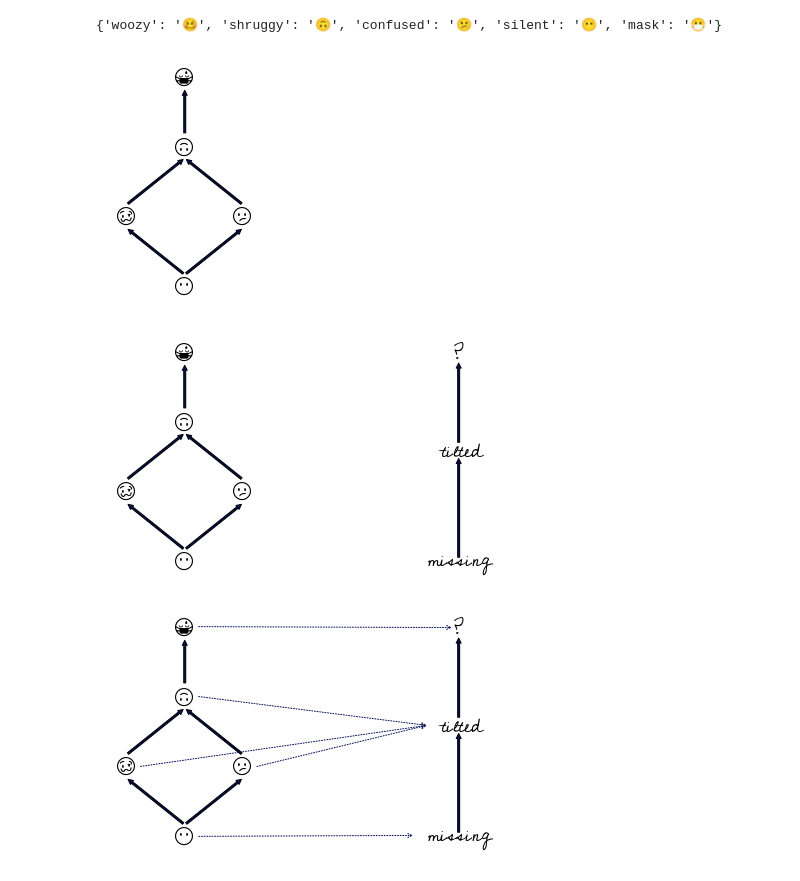
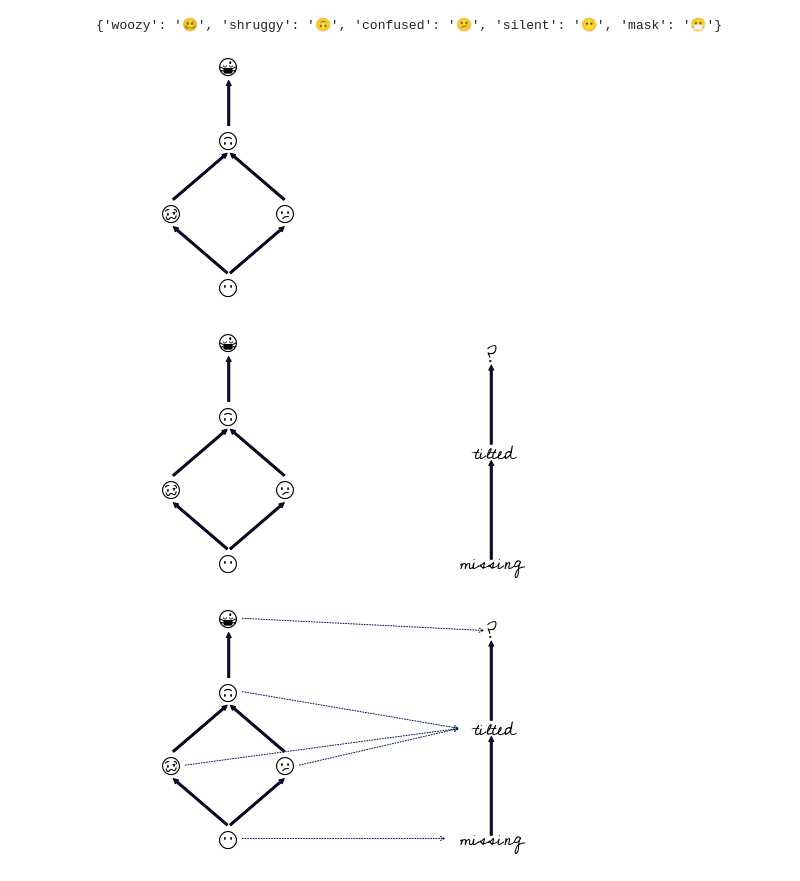
Before and after one commit to story645/proposal, a Jupyter notebook: paper/figures/code/monoid.ipynb, the cells around one changed output. Cells and saved outputs as stored; diff of their text form; code cells hidden in the pictures.

```diff
--- a/paper/figures/code/monoid.ipynb
+++ b/paper/figures/code/monoid.ipynb
@@ -256,14 +256,14 @@ nu_po
 # %% [output]
 {'woozy': '🥴', 'shruggy': '🙃', 'confused': '😕', 'silent': '😶', 'mask': '😷'}
 # %%
-def hasse(ax,xpos, ypos, ms=10, xpad=.05, tc='k', ac='C8'):
+def hasse(ax,xpos, ypos, nu,  ms=10, xpad=.05, tc='k', ac='C8'):
     r,c, l = xpos
     b, m1, m2, t = ypos
-    ax.text(c, t,  nu_po['mask'], color=tc, **text_kw)
-    ax.text(c, m2, nu_po['shruggy'], color=tc,   **text_kw)
-    ax.text(r, m1, nu_po['woozy'],  color=tc,   **text_kw,)
-    ax.text(l, m1, nu_po['confused'], color=tc,   **text_kw)
-    ax.text(c, b, nu_po['silent'],  color=tc,   **text_kw)
+    ax.text(c, t,  nu['mask'], color=tc, **text_kw)
+    ax.text(c, m2, nu['shruggy'], color=tc,   **text_kw)
+    ax.text(r, m1, nu['woozy'],  color=tc,   **text_kw,)
+    ax.text(l, m1, nu['confused'], color=tc,   **text_kw)
+    ax.text(c, b, nu['silent'],  color=tc,   **text_kw)
 
     graph = [[(c,b)],[(r, m1), (l, m1)], [(c,m2)], [(c,t)]]
     for i, nodes in enumerate(graph[:-1]):
@@ -274,7 +274,7 @@ def hasse(ax,xpos, ypos, ms=10, xpad=.05, tc='k', ac='C8'):
                 e = mpatches.FancyArrowPatch(source, target, transform=ax.transData, mutation_scale=ms)
                 ax.add_patch(e)
 
-    ax.set(ylim=(0, 1.05), xlim=(.2, .9), aspect='equal', xticks=[], yticks=[], facecolor='white')
+    #ax.set(ylim=(0, 1.05), xlim=(.2, .9), aspect='equal', xticks=[], yticks=[], facecolor='white')
 # %%
 def preorder(ax, xpos, ypos, ms=10, xpad=.05, tc='k', ac='C8'):
     r,c, l = xpos
@@ -292,26 +292,26 @@ def preorder(ax, xpos, ypos, ms=10, xpad=.05, tc='k', ac='C8'):
 # %%
 fig, axd = plt.subplot_mosaic([['hasse', "preorder"]],   figsize=(9,4.5))
 r, c, l = .25, .5, .75
 b, m1, m2, t = .05, .35, .65, .95
-hasse(axd['hasse'], (r,c,l), (b, m1, m2, t))
+hasse(axd['hasse'], (r,c,l), (b, m1, m2, t), nu_po)
 axd['hasse'].axis('off')
 axd['preorder'].axis('off')
 fig.savefig(spath/"monoid_hasse.png", bbox_inches='tight', facecolor='white' )
 # %% [output]
-[figure, old version]
+[figure, new version]
 # %%
 fig, axd = plt.subplot_mosaic([['hasse', 'preorder']],   figsize=(9,4.5))
 r, c, l = .25, .5, .75
 b, m1, m2, t = .05, .35, .65, .95
 tc = 'k'
 ac = 'C8'
-hasse(axd['hasse'], (r,c,l), (b, m1, m2, t))
+hasse(axd['hasse'], (r,c,l), (b, m1, m2, t), nu_po)
 preorder(axd['preorder'], (r,c,l), (b, m1, m2, t))
 axd['hasse'].axis('off')
 axd['preorder'].axis('off')
 fig.savefig(spath/"monoid_monotone.png", bbox_inches='tight', facecolor='white' )
 # %% [output]
-[figure, old version]
+[figure, new version]
 # %%
 fig, axd = plt.subplot_mosaic([['hasse', 'preorder']],  figsize=(9,4.5))
 r, c, l = .25, .5, .75
@@ -319,7 +319,7 @@ b, m1, m2, t = .05, .35, .65, .95
 m = m1+(m2-m1)/2
 tc = 'k'
 ac = 'C8'
-hasse(axd['hasse'], (r,c,l), (b, m1, m2, t))
+hasse(axd['hasse'], (r,c,l), (b, m1, m2, t), nu_po)
 preorder(axd['preorder'], (r,c,l), (b, m1, m2, t))
 
 graph = [((c,b), (c,b)), ((r,m1), (c,m)), ((l, m1), (c,m)), ((c,m2), (c,m)), ((c,t), (c,t))]
@@ -339,4 +339,4 @@ axd['hasse'].axis('off')
 axd['preorder'].axis('off')
 fig.savefig(spath/"monoid_maps.png", bbox_inches='tight', facecolor='white' )
 # %% [output]
-[figure, old version]
+[figure, new version]
```
Also changed, not shown: parts of 2 cells of this notebook.
